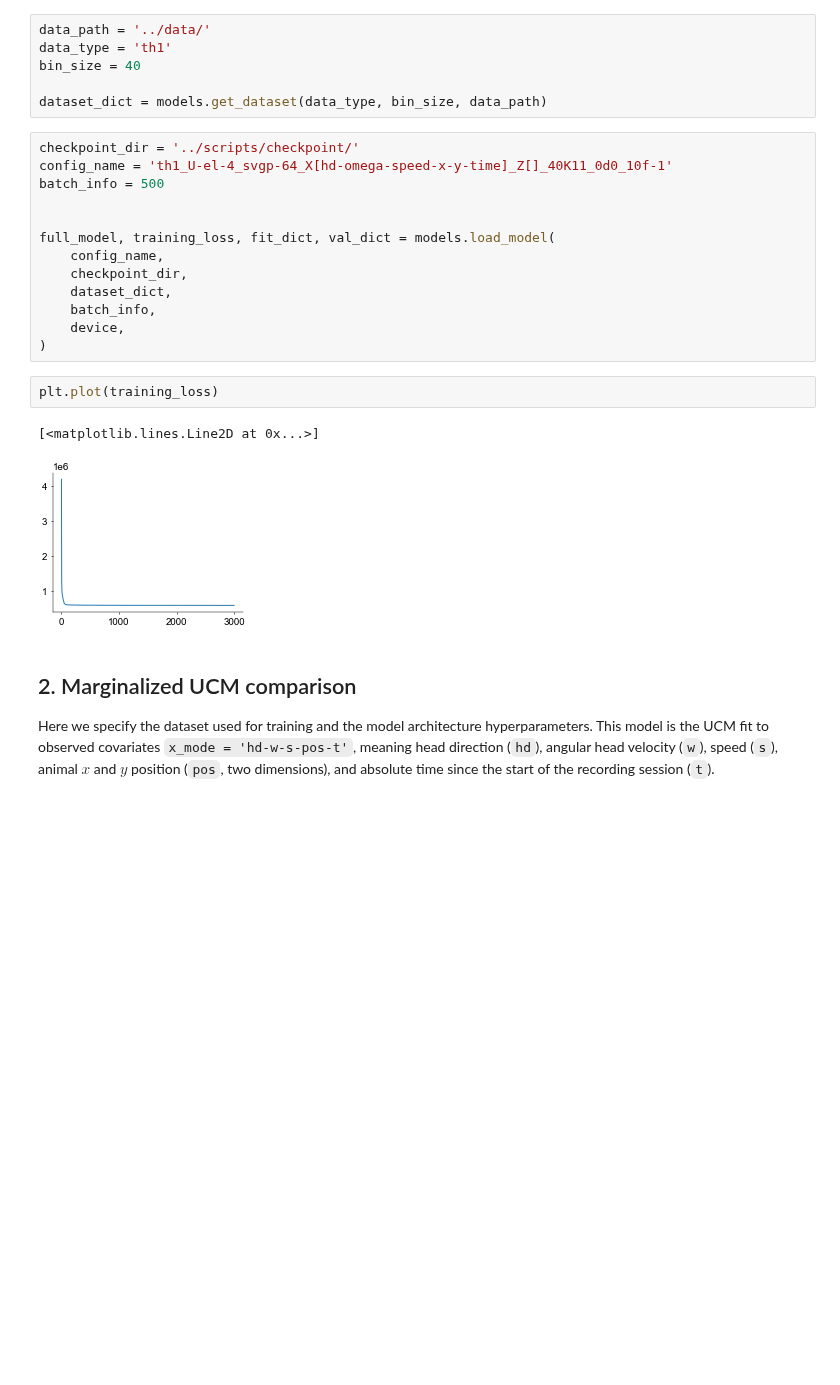
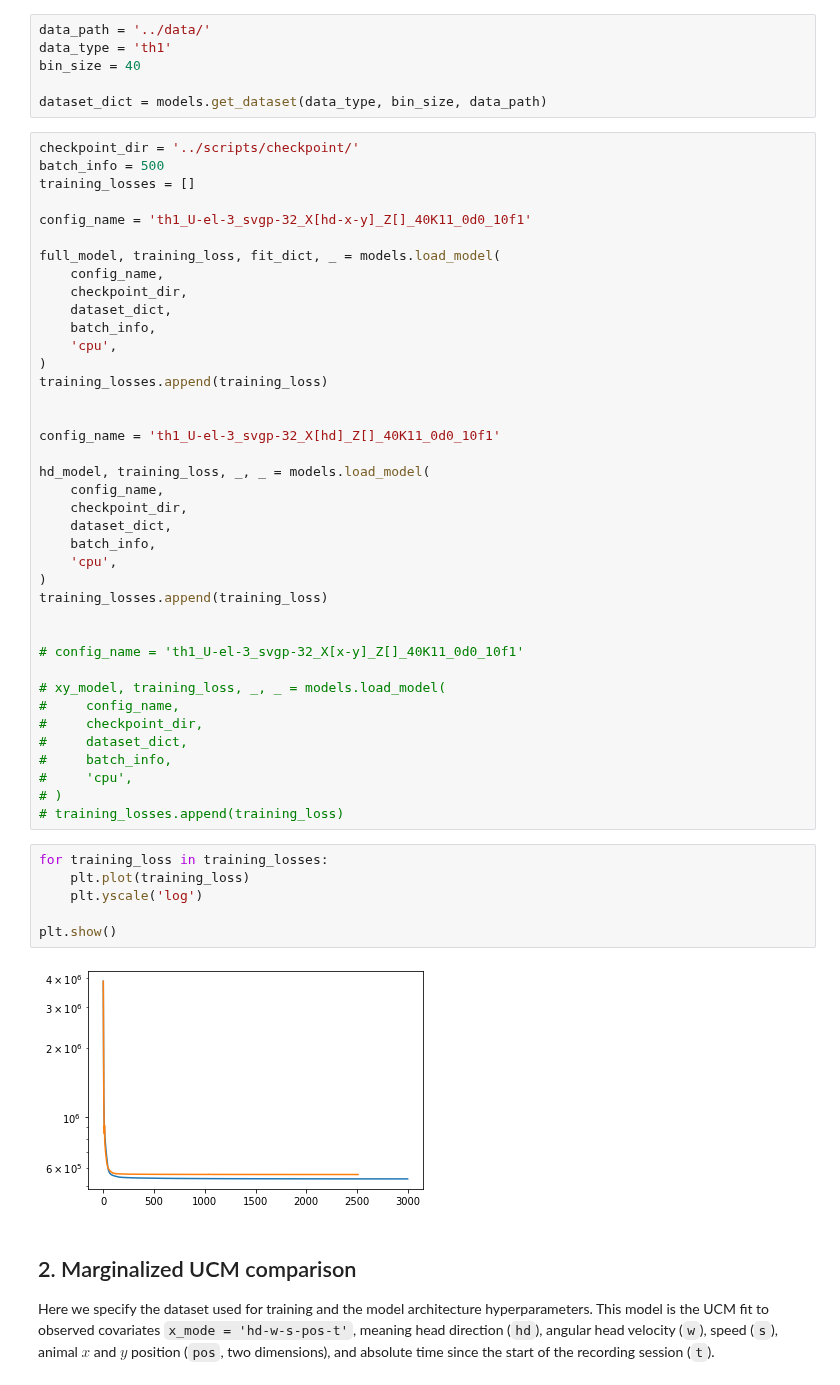
Before and after one commit to davindicode/universal-count-model, a Jupyter notebook: notebooks/UCM_SCD_marginalization.ipynb, the cells around one changed output. Saved outputs shown, nothing was run; the diff lists cells and outputs as text; blank space fills up the shorter version.

```diff
--- a/notebooks/UCM_SCD_marginalization.ipynb
+++ b/notebooks/UCM_SCD_marginalization.ipynb
@@ -57,24 +57,53 @@ data_type = 'th1'
 bin_size = 40
 
 dataset_dict = models.get_dataset(data_type, bin_size, data_path)
-# %%
-checkpoint_dir = '../scripts/checkpoint/'
-config_name = 'th1_U-el-4_svgp-64_X[hd-omega-speed-x-y-time]_Z[]_40K11_0d0_10f-1'
-batch_info = 500
-
-
-full_model, training_loss, fit_dict, val_dict = models.load_model(
-    config_name,
-    checkpoint_dir,
-    dataset_dict,
-    batch_info,
-    device,
-)
-# %%
-plt.plot(training_loss)
-# %% [output]
-[<matplotlib.lines.Line2D at 0x...>]
-[figure, removed]
+# %%
+checkpoint_dir = '../scripts/checkpoint/'
+batch_info = 500
+training_losses = []
+
+config_name = 'th1_U-el-3_svgp-32_X[hd-x-y]_Z[]_40K11_0d0_10f1'
+
+full_model, training_loss, fit_dict, _ = models.load_model(
+    config_name,
+    checkpoint_dir,
+    dataset_dict,
+    batch_info,
+    'cpu',
+)
+training_losses.append(training_loss)
+
+
+config_name = 'th1_U-el-3_svgp-32_X[hd]_Z[]_40K11_0d0_10f1'
+
+hd_model, training_loss, _, _ = models.load_model(
+    config_name,
+    checkpoint_dir,
+    dataset_dict,
+    batch_info,
+    'cpu',
+)
+training_losses.append(training_loss)
+
+
+# config_name = 'th1_U-el-3_svgp-32_X[x-y]_Z[]_40K11_0d0_10f1'
+
+# xy_model, training_loss, _, _ = models.load_model(
+#     config_name,
+#     checkpoint_dir,
+#     dataset_dict,
+#     batch_info,
+#     'cpu',
+# )
+# training_losses.append(training_loss)
+# %%
+for training_loss in training_losses:
+    plt.plot(training_loss)
+    plt.yscale('log')
+
+plt.show()
+# %% [output]
+[figure, added]
 # %% [markdown]
 <a id='marg'></a>
 ## 2. Marginalized UCM comparison
```
Also changed, not shown: parts of 3 cells of this notebook, 28 other files.
